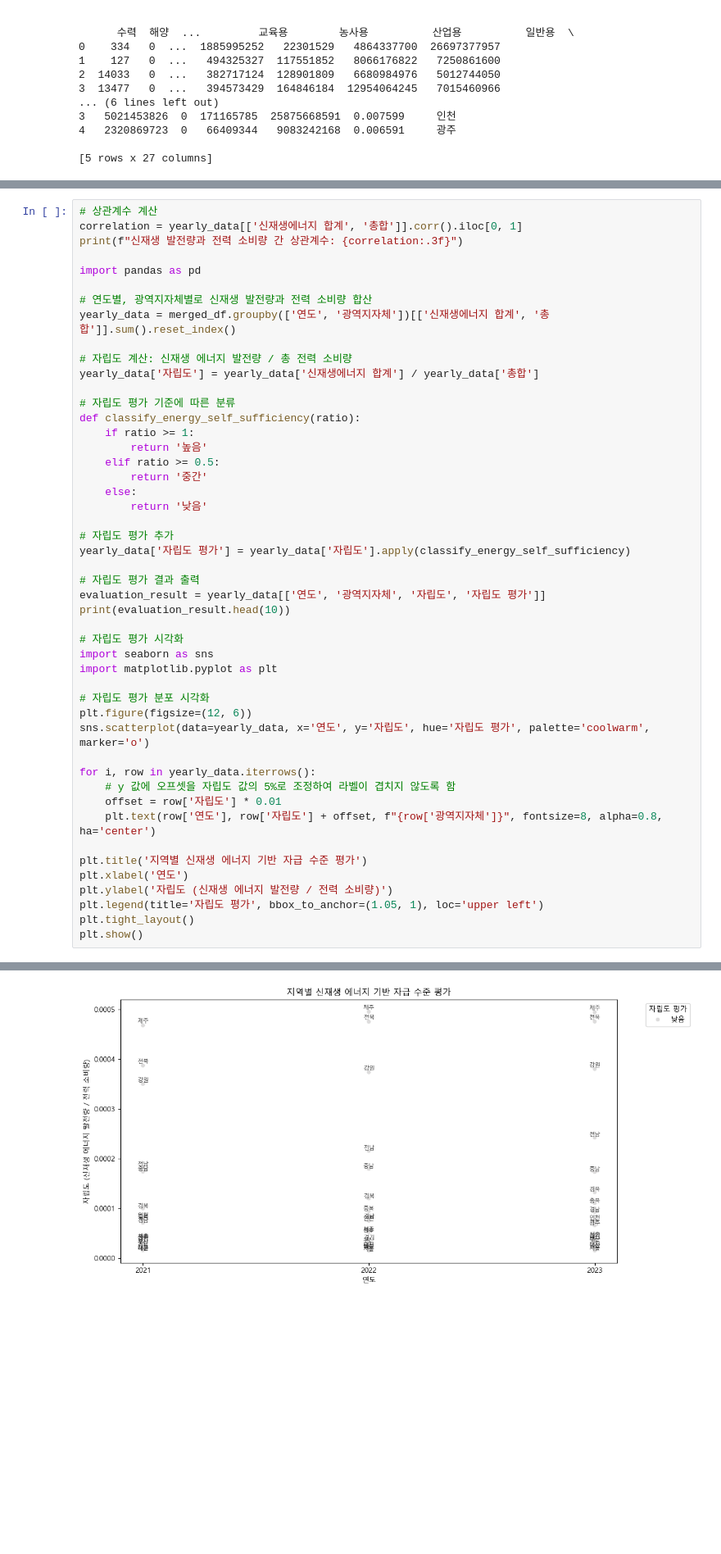
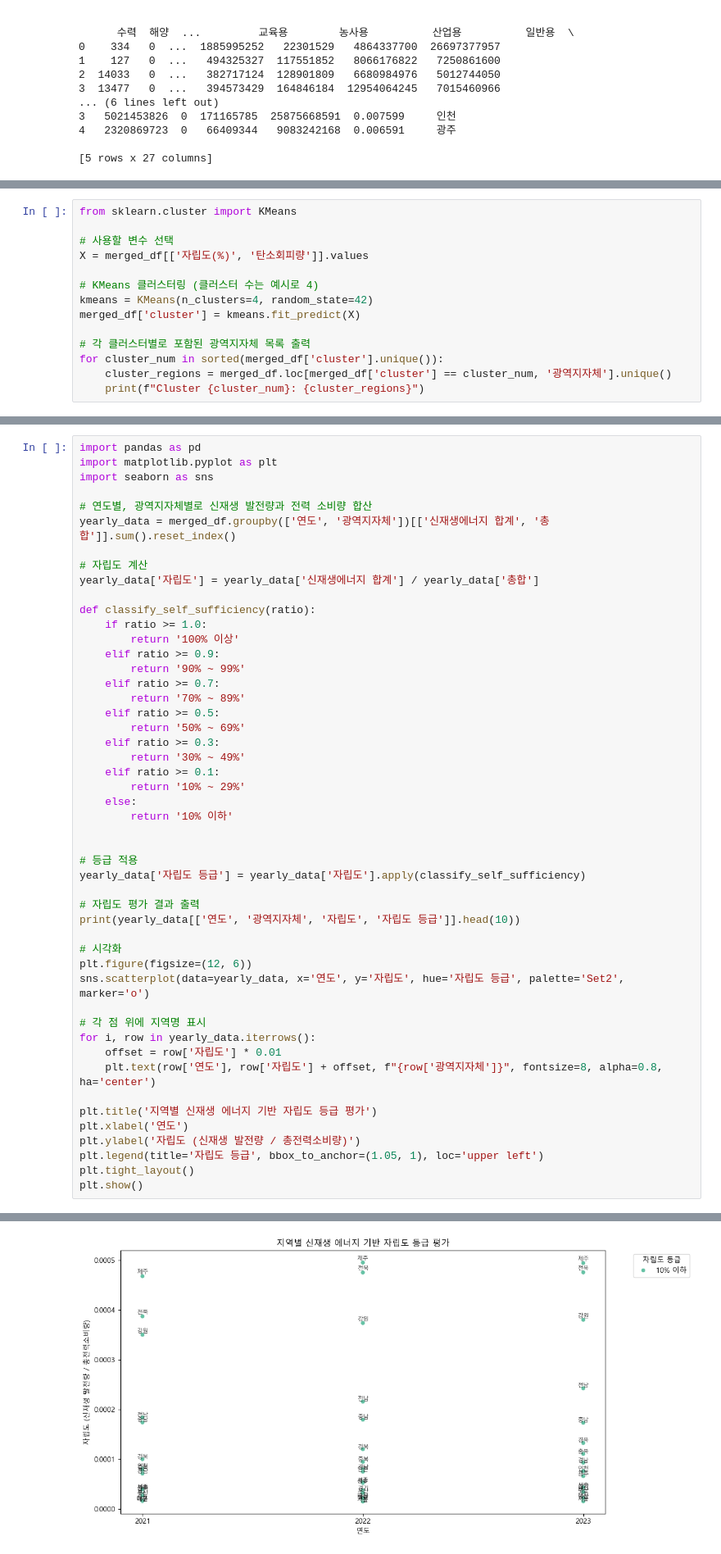
Before and after one commit to TansoZero-Org/TansoZero-Data, a Jupyter notebook: Preprocessing_EDA/자립도분석_EDA.ipynb, the cells around one changed output, grey strips where cells are left out. Shown at 82% size. Saved outputs shown, nothing was run; the diff lists cells and outputs as text; blank space fills up the shorter version.

```diff
--- a/Preprocessing_EDA/자립도분석_EDA.ipynb
+++ b/Preprocessing_EDA/자립도분석_EDA.ipynb
@@ -147,0 +165,14 @@ p-value: 2.6323e-07
+# %%
+from sklearn.cluster import KMeans
+
+# 사용할 변수 선택
+X = merged_df[['자립도(%)', '탄소회피량']].values
+
+# KMeans 클러스터링 (클러스터 수는 예시로 4)
+kmeans = KMeans(n_clusters=4, random_state=42)
+merged_df['cluster'] = kmeans.fit_predict(X)
+
+# 각 클러스터별로 포함된 광역지자체 목록 출력
+for cluster_num in sorted(merged_df['cluster'].unique()):
+    cluster_regions = merged_df.loc[merged_df['cluster'] == cluster_num, '광역지자체'].unique()
+    print(f"Cluster {cluster_num}: {cluster_regions}")
@@ -195,51 +231,52 @@ plt.show()
 # %% [output]
 [figure]
 # %%
-# 상관계수 계산
-correlation = yearly_data[['신재생에너지 합계', '총합']].corr().iloc[0, 1]
-print(f"신재생 발전량과 전력 소비량 간 상관계수: {correlation:.3f}")
-
 import pandas as pd
+import matplotlib.pyplot as plt
+import seaborn as sns
 
 # 연도별, 광역지자체별로 신재생 발전량과 전력 소비량 합산
 yearly_data = merged_df.groupby(['연도', '광역지자체'])[['신재생에너지 합계', '총합']].sum().reset_index()
 
-# 자립도 계산: 신재생 에너지 발전량 / 총 전력 소비량
+# 자립도 계산
 yearly_data['자립도'] = yearly_data['신재생에너지 합계'] / yearly_data['총합']
 
-# 자립도 평가 기준에 따른 분류
-def classify_energy_self_sufficiency(ratio):
-    if ratio >= 1:
-        return '높음'
+def classify_self_sufficiency(ratio):
+    if ratio >= 1.0:
+        return '100% 이상'
+    elif ratio >= 0.9:
+        return '90% ~ 99%'
+    elif ratio >= 0.7:
+        return '70% ~ 89%'
     elif ratio >= 0.5:
-        return '중간'
+        return '50% ~ 69%'
+    elif ratio >= 0.3:
+        return '30% ~ 49%'
+    elif ratio >= 0.1:
+        return '10% ~ 29%'
     else:
-        return '낮음'
+        return '10% 이하'
 
-# 자립도 평가 추가
-yearly_data['자립도 평가'] = yearly_data['자립도'].apply(classify_energy_self_sufficiency)
+
+# 등급 적용
+yearly_data['자립도 등급'] = yearly_data['자립도'].apply(classify_self_sufficiency)
 
 # 자립도 평가 결과 출력
-evaluation_result = yearly_data[['연도', '광역지자체', '자립도', '자립도 평가']]
-print(evaluation_result.head(10))
+print(yearly_data[['연도', '광역지자체', '자립도', '자립도 등급']].head(10))
 
-# 자립도 평가 시각화
-import seaborn as sns
-import matplotlib.pyplot as plt
+# 시각화
+plt.figure(figsize=(12, 6))
+sns.scatterplot(data=yearly_data, x='연도', y='자립도', hue='자립도 등급', palette='Set2', marker='o')
 
-# 자립도 평가 분포 시각화
-plt.figure(figsize=(12, 6))
-sns.scatterplot(data=yearly_data, x='연도', y='자립도', hue='자립도 평가', palette='coolwarm', marker='o')
-
+# 각 점 위에 지역명 표시
 for i, row in yearly_data.iterrows():
-    # y 값에 오프셋을 자립도 값의 5%로 조정하여 라벨이 겹치지 않도록 함
     offset = row['자립도'] * 0.01
     plt.text(row['연도'], row['자립도'] + offset, f"{row['광역지자체']}", fontsize=8, alpha=0.8, ha='center')
 
-plt.title('지역별 신재생 에너지 기반 자급 수준 평가')
+plt.title('지역별 신재생 에너지 기반 자립도 등급 평가')
 plt.xlabel('연도')
-plt.ylabel('자립도 (신재생 에너지 발전량 / 전력 소비량)')
-plt.legend(title='자립도 평가', bbox_to_anchor=(1.05, 1), loc='upper left')
+plt.ylabel('자립도 (신재생 발전량 / 총전력소비량)')
+plt.legend(title='자립도 등급', bbox_to_anchor=(1.05, 1), loc='upper left')
 plt.tight_layout()
 plt.show()
 # %% [output]
@@ -258,4 +294,4 @@ plt.show()
-[figure, old version]
+[figure, new version]
 # %%
 import pandas as pd
 import seaborn as sns
```
Also changed, not shown: parts of 11 cells of this notebook, 2 other files.
